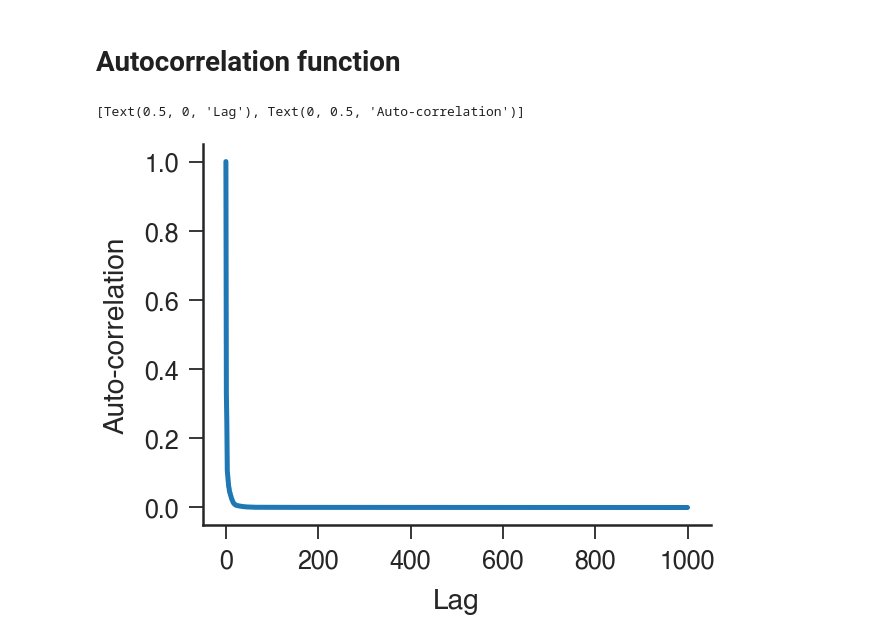
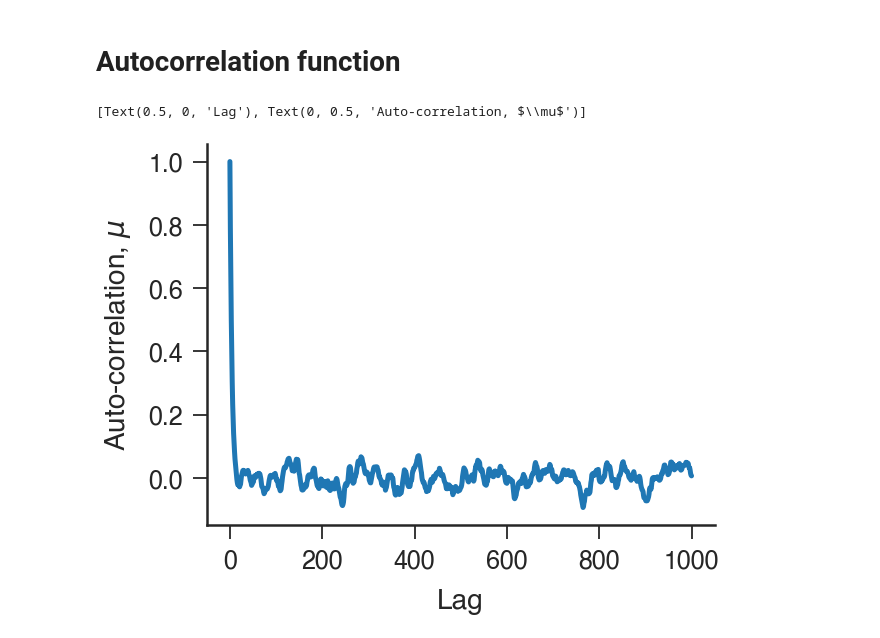
Before and after one commit to lgaalves/BayesianInferenceExamples, a Jupyter notebook: bayesian_inference_metropolis_hasting.ipynb, the cells around one changed output. Cells and saved outputs as stored; diff of their text form; code cells hidden in the pictures.

```diff
--- a/bayesian_inference_metropolis_hasting.ipynb
+++ b/bayesian_inference_metropolis_hasting.ipynb
@@ -229,7 +226,7 @@ result=acf(accepted,nlags=1000)
 # %%
 f, ax = plt.subplots(nrows=1, ncols=1, figsize=stdfigsize(nx=1, ny=1, scale=1))
-ax.plot(result)
-ax.set(xlabel='Lag', ylabel='Auto-correlation')
+ax.plot(acf(mu_history[-5000:],nlags=1000))
+ax.set(xlabel='Lag', ylabel='Auto-correlation, $\mu$')
 # %% [output]
-[Text(0.5, 0, 'Lag'), Text(0, 0.5, 'Auto-correlation')]
+[Text(0.5, 0, 'Lag'), Text(0, 0.5, 'Auto-correlation, $\\mu$')]
-[figure, old version]
+[figure, new version]
```
Also changed, not shown: parts of 2 cells of this notebook.
